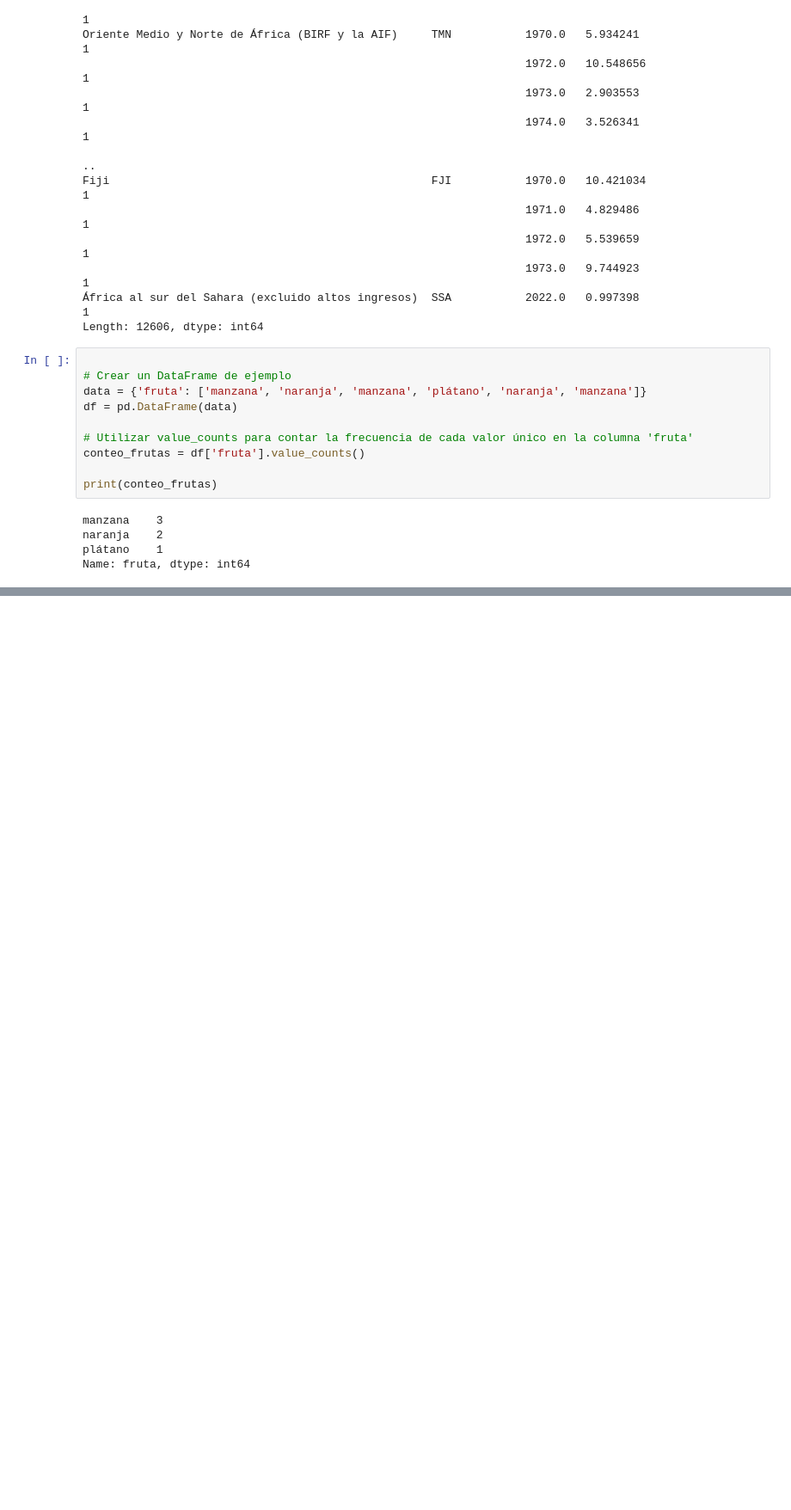
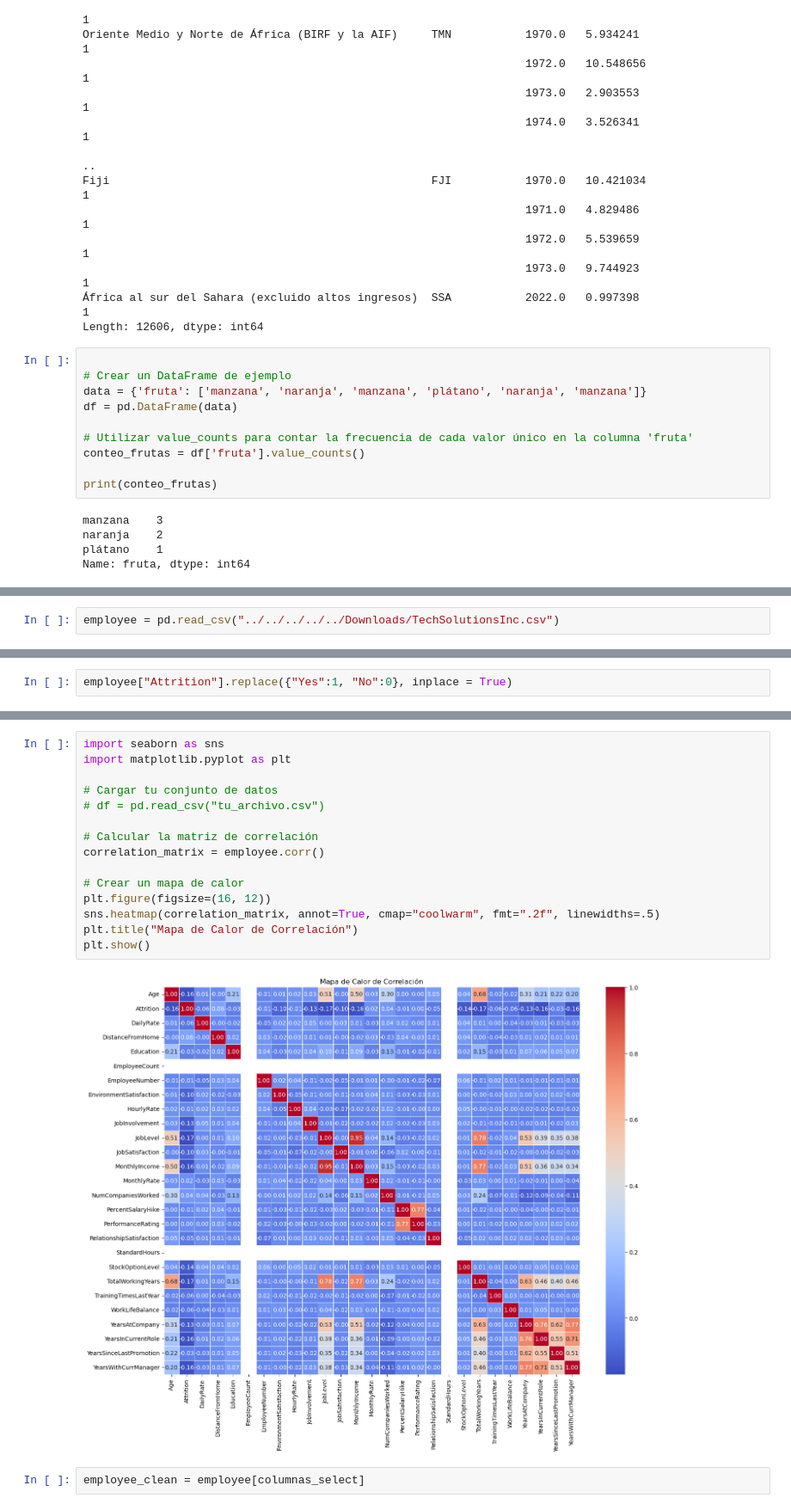
Before and after one commit to giottomillan/project_macro, a Jupyter notebook: Script-Python/data-clean.ipynb, the cells around one changed output, grey strips where cells are left out. Shown at 86% size. Saved outputs shown, nothing was run; the diff lists cells and outputs as text; blank space fills up the shorter version.

```diff
--- a/Script-Python/data-clean.ipynb
+++ b/Script-Python/data-clean.ipynb
@@ -90,0 +220,2 @@ Name: fruta, dtype: int64
+# %%
+employee = pd.read_csv("../../../../../Downloads/TechSolutionsInc.csv")
@@ -90,0 +256,2 @@ Name: fruta, dtype: int64
+# %%
+employee["Attrition"].replace({"Yes":1, "No":0}, inplace = True)
@@ -90,0 +292,19 @@ Name: fruta, dtype: int64
+# %%
+import seaborn as sns
+import matplotlib.pyplot as plt
+
+# Cargar tu conjunto de datos
+# df = pd.read_csv("tu_archivo.csv")
+
+# Calcular la matriz de correlación
+correlation_matrix = employee.corr()
+
+# Crear un mapa de calor
+plt.figure(figsize=(16, 12))
+sns.heatmap(correlation_matrix, annot=True, cmap="coolwarm", fmt=".2f", linewidths=.5)
+plt.title("Mapa de Calor de Correlación")
+plt.show()
+# %% [output]
+[figure, added]
+# %%
+employee_clean = employee[columnas_select]
```
Also changed, not shown: parts of 38 cells of this notebook, 3 other files.
